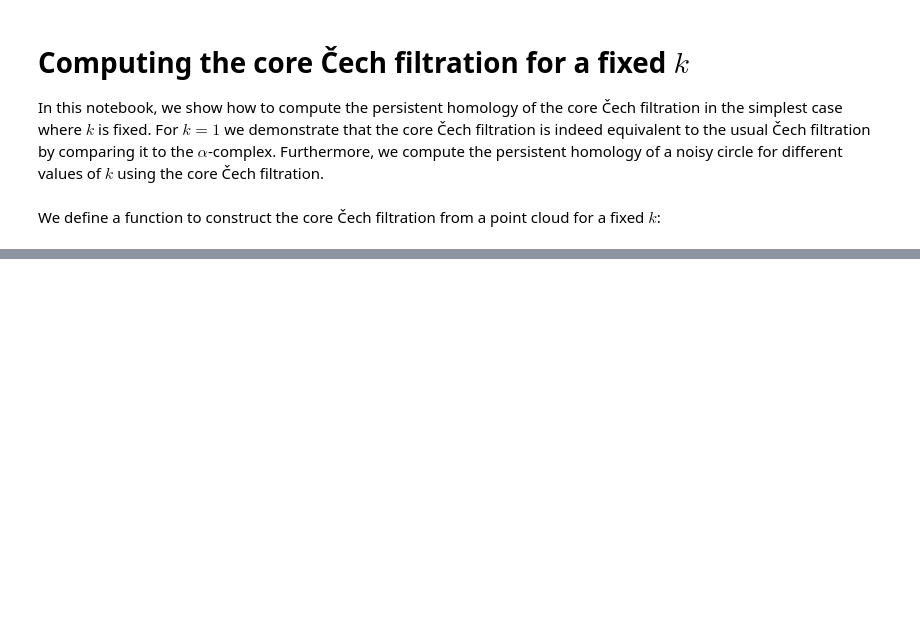
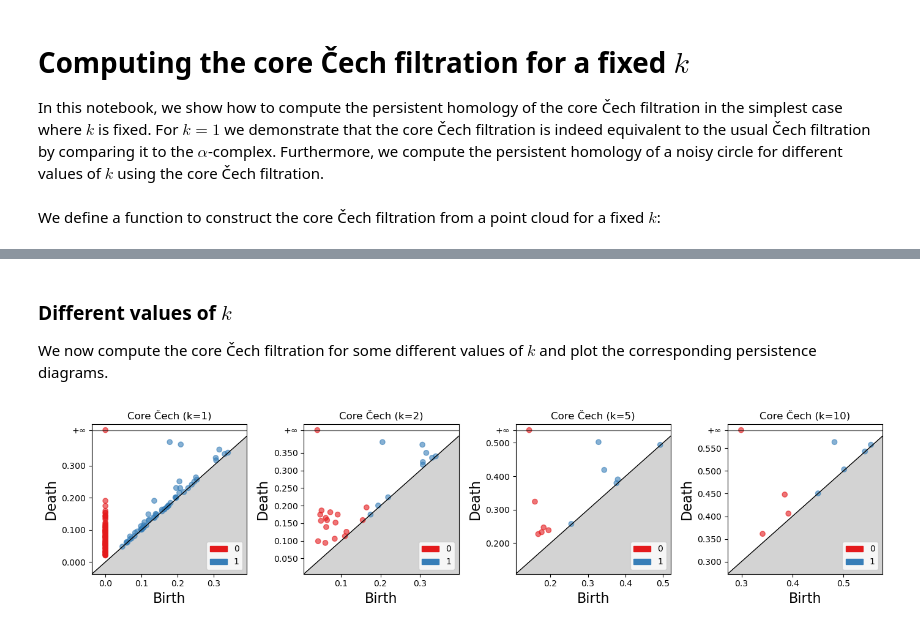
Before and after one commit to odinhg/core, a Jupyter notebook: 01_core_fixed_k.ipynb, the cells around one changed output, grey strips where cells are left out. Saved outputs shown, nothing was run; the diff lists cells and outputs as text; code cells hidden in the pictures; blank space fills up the shorter version.

```diff
--- a/01_core_fixed_k.ipynb
+++ b/01_core_fixed_k.ipynb
@@ -59,0 +66,16 @@ plt.show()
+# %% [markdown]
+### Different values of $k$
+
+We now compute the core Čech filtration for some different values of $k$ and plot the corresponding persistence diagrams.
+# %%
+ks = [1, 2, 5, 10]
+
+fig, axs = plt.subplots(ncols=len(ks), figsize=(14, 14 / len(ks)))
+for i, k in enumerate(ks):
+    st_core = core_cech(points=X, max_dim=2, k=k)
+    gudhi.plot_persistence_diagram(st_core.persistence(), axes=axs[i])
+    axs[i].set_title(f"Core Čech (k={k})")
+fig.tight_layout()
+plt.show()
+# %% [output]
+[figure, added]
```
Also changed, not shown: parts of 5 cells of this notebook, 1 other file.
